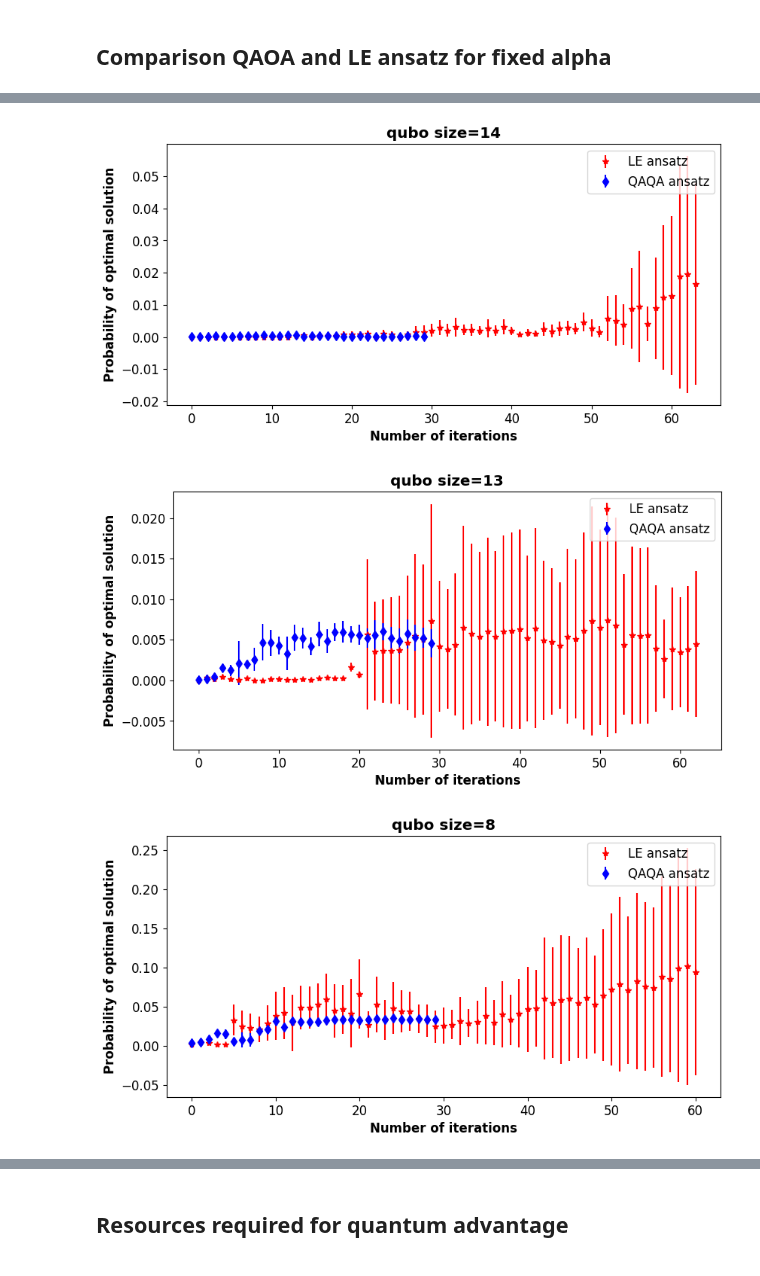
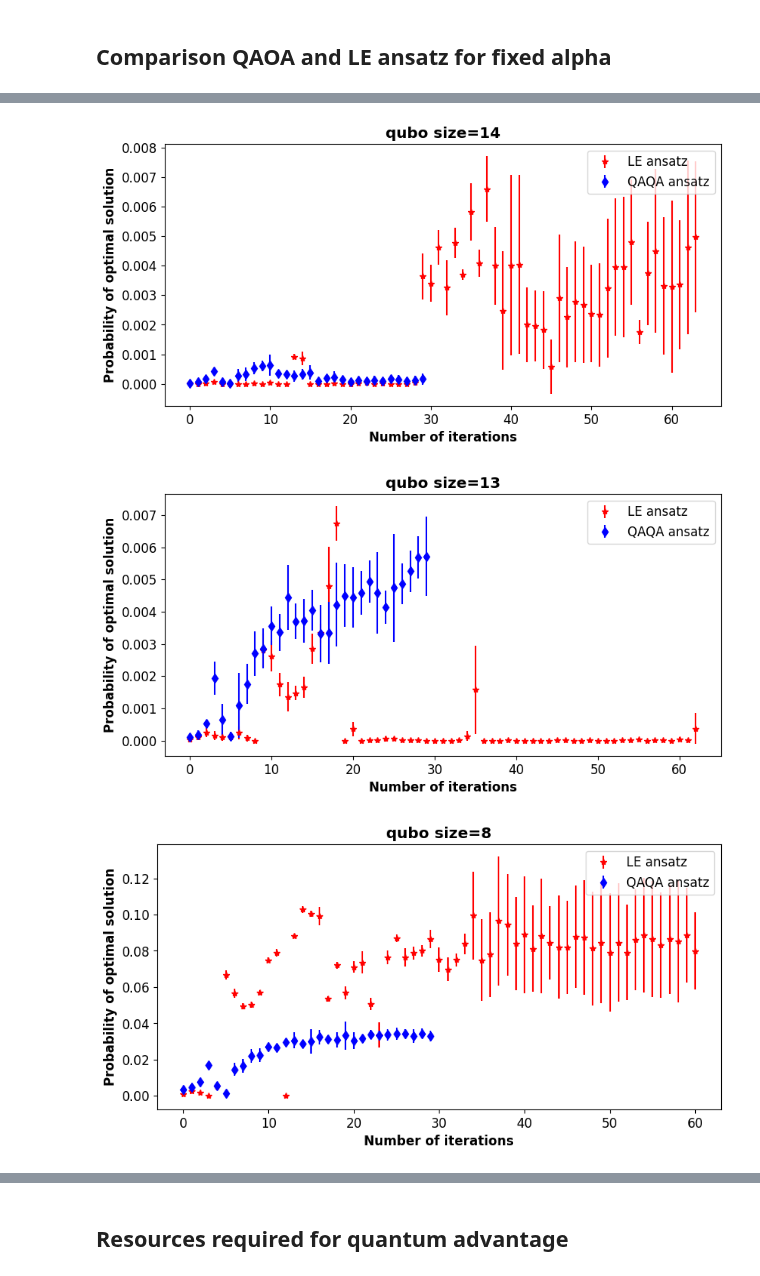
Before and after one commit to unitaryfund/aquapointer, a Jupyter notebook: notebooks/digital_benchmarking_resources.ipynb, the cells around one changed output, grey strips where cells are left out. Drawn from its saved outputs; the diff is of its cells as text; code cells hidden in the pictures.

```diff
--- a/notebooks/digital_benchmarking_resources.ipynb
+++ b/notebooks/digital_benchmarking_resources.ipynb
@@ -294,7 +303,7 @@ plt.rcParams['axes.labelweight'] = 'bold'
 plt.rcParams['axes.titleweight'] = 'bold'
 
 for slice in range(6):
-    alpha_idx = -2
+    alpha_idx = -3
     number_of_iterations_qaoa = list(range(len(prob_opt_sol_qaoa_peralpha[alpha_idx][slice][0])))
     number_of_iterations_linear = list(range(len(prob_opt_sol_linear_peralpha[alpha_idx][slice][0])))
     errorbar_linear = np.std(prob_opt_sol_linear_peralpha[alpha_idx][slice], axis=0)
@@ -316,6 +325,6 @@ for slice in range(6):
-[figure, old version]
+[figure, new version]
-[figure, old version]
+[figure, new version]
-[figure, old version]
+[figure, new version]
 # %%
 # extract the probability of optimal solution from the results
 cumulative_qaoa_peralpha = []
```
Also changed, not shown: parts of 19 cells of this notebook, 2 other files.
